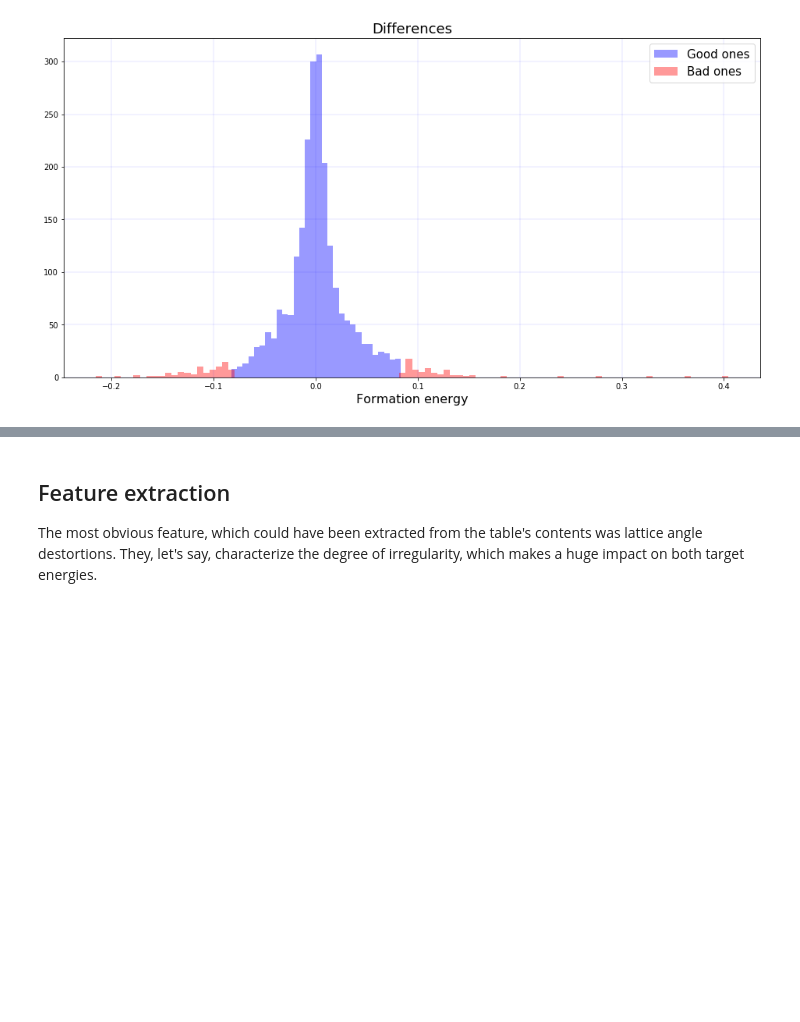
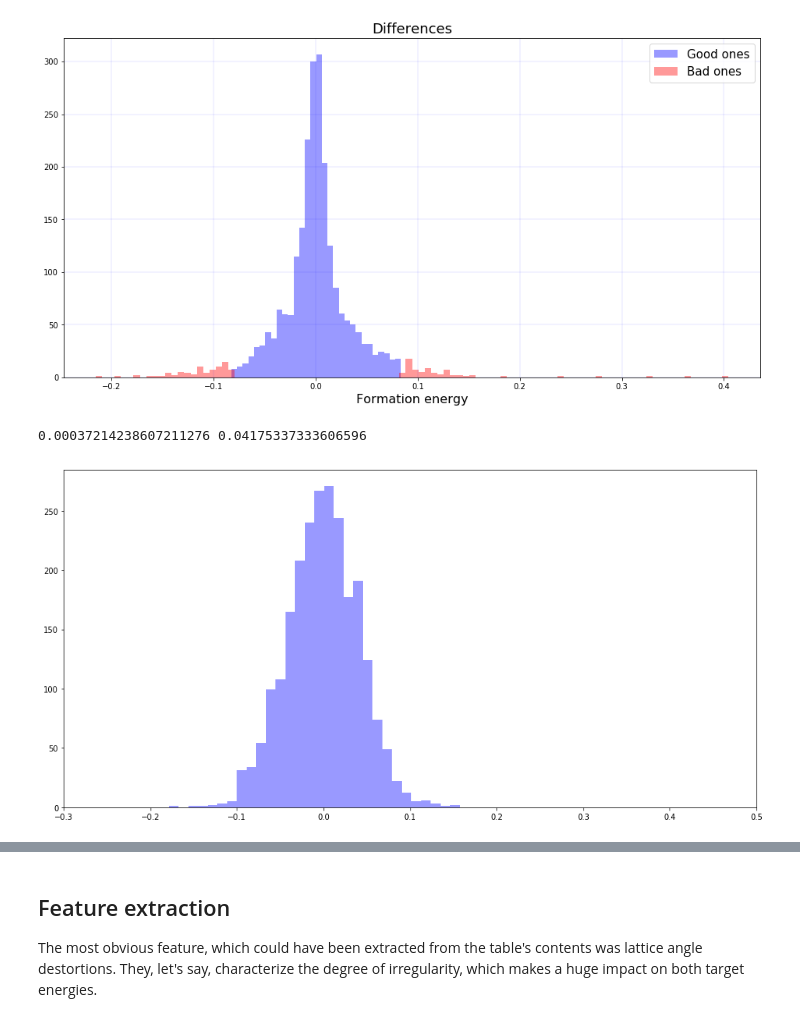
Before and after one commit to snk4tr/Nomad2018-Predicting-Transparent-Conductors, a Jupyter notebook: solution.ipynb, the cells around one changed output, grey strips where cells are left out. Saved outputs shown, nothing was run; the diff lists cells and outputs as text; code cells hidden in the pictures; blank space fills up the shorter version.

```diff
--- a/solution.ipynb
+++ b/solution.ipynb
@@ -107,3 +125,19 @@ plt.show()
 # %% [output]
 (2252,) (148,)
 [figure]
+# %%
+from scipy import stats
+
+mean = diff.mean()
+sigma = diff.std()
+print(mean, sigma)
+expected_frequences = stats.norm.rvs(loc=mean, scale=sigma, size=diff.shape[0])
+# %% [output]
+0.00037214238607211276 0.04175337333606596
+# %%
+plt.figure(figsize=(16,8))
+sns.distplot(r, bins=30, color='b', kde=False, label='Good ones')
+plt.xlim(-0.3, 0.5)
+plt.show()
+# %% [output]
+[figure, added]
```
Also changed, not shown: parts of 10 cells of this notebook.
